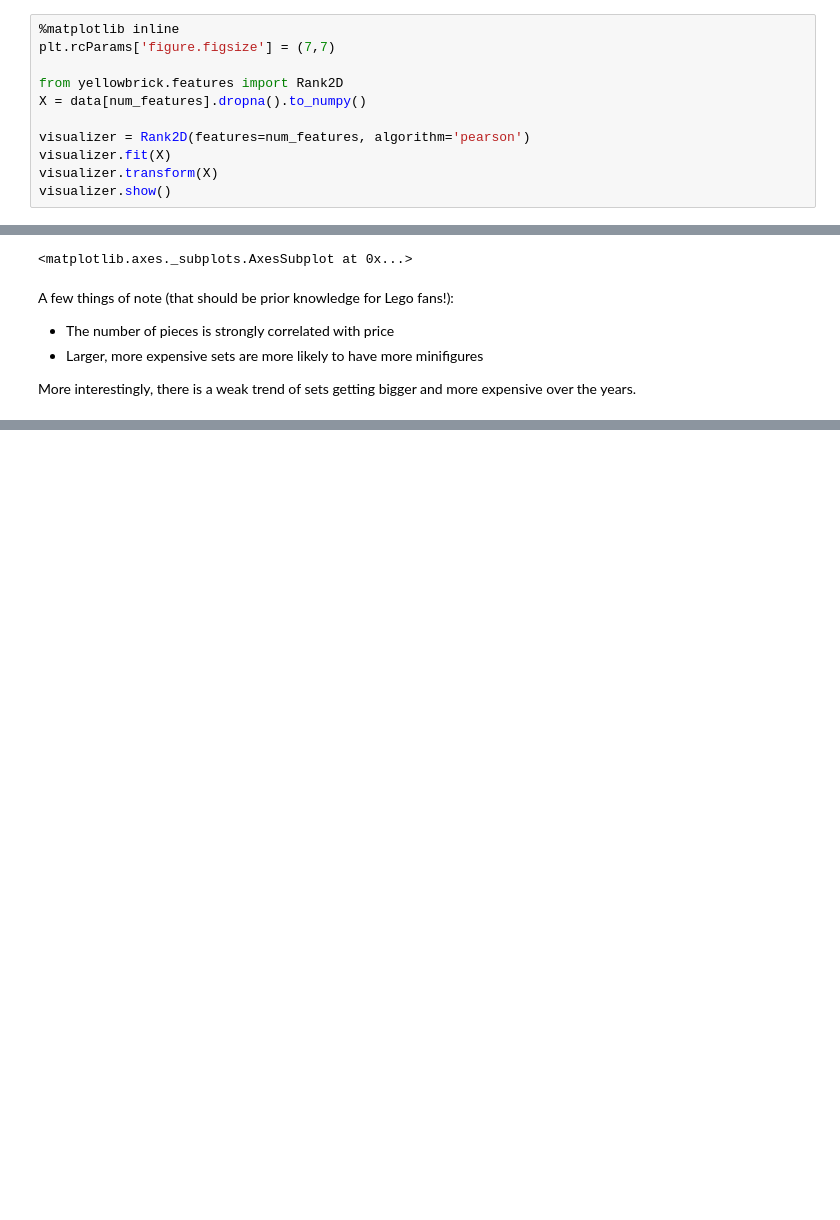
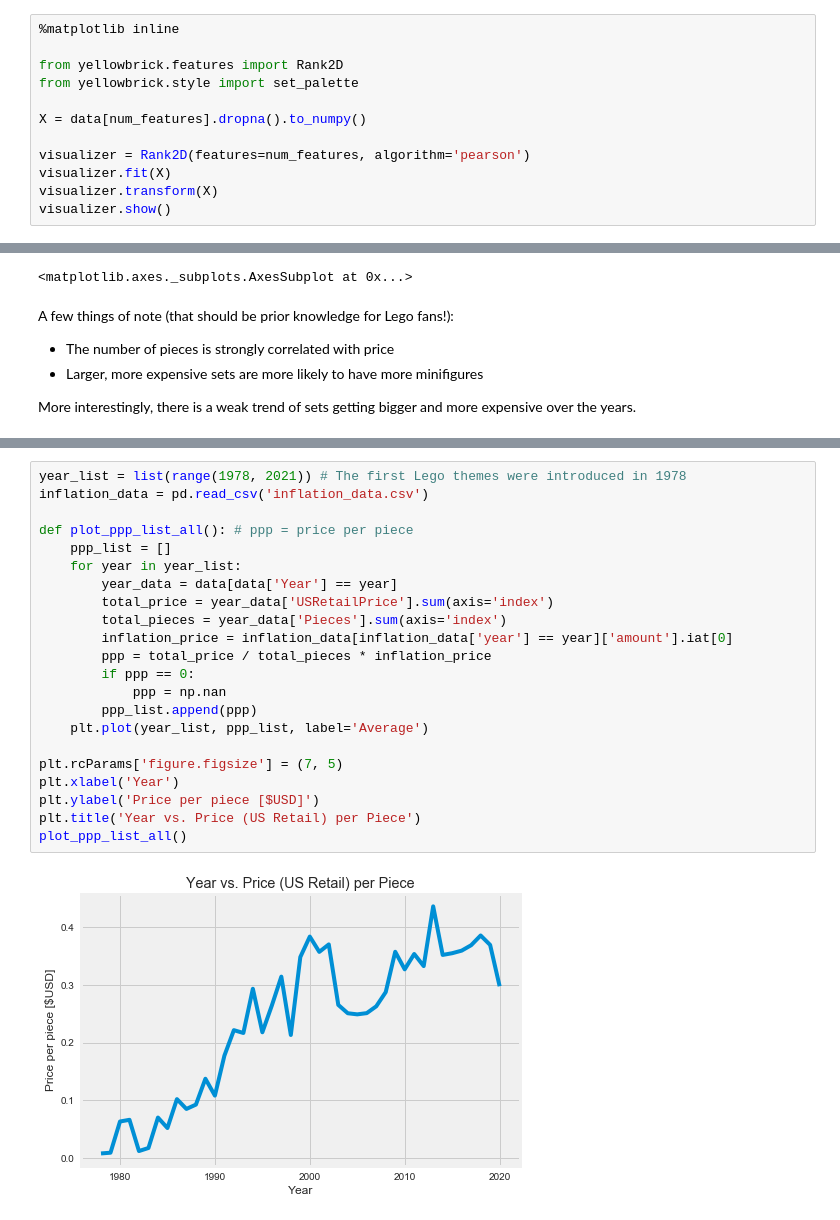
Before and after one commit to musicbyjing/lego_data_exploration, a Jupyter notebook: Lego_data.ipynb, the cells around one changed output, grey strips where cells are left out. Saved outputs shown, nothing was run; the diff lists cells and outputs as text; blank space fills up the shorter version.

Commit message:
Prepare for first deploy

```diff
--- a/Lego_data.ipynb
+++ b/Lego_data.ipynb
@@ -74,9 +72,10 @@ Text(0.5, 0, 'Count')
 ## Are the numerical values correlated?
 # %%
 %matplotlib inline
-plt.rcParams['figure.figsize'] = (7,7)
 
 from yellowbrick.features import Rank2D
+from yellowbrick.style import set_palette
+
 X = data[num_features].dropna().to_numpy()
 
 visualizer = Rank2D(features=num_features, algorithm='pearson')
@@ -94,0 +100,24 @@ More interestingly, there is a weak trend of sets getting bigger and more expens
+# %%
+year_list = list(range(1978, 2021)) # The first Lego themes were introduced in 1978
+inflation_data = pd.read_csv('inflation_data.csv')
+
+def plot_ppp_list_all(): # ppp = price per piece
+    ppp_list = []
+    for year in year_list:
+        year_data = data[data['Year'] == year]
+        total_price = year_data['USRetailPrice'].sum(axis='index')
+        total_pieces = year_data['Pieces'].sum(axis='index')
+        inflation_price = inflation_data[inflation_data['year'] == year]['amount'].iat[0]
+        ppp = total_price / total_pieces * inflation_price
+        if ppp == 0:
+            ppp = np.nan
+        ppp_list.append(ppp)
+    plt.plot(year_list, ppp_list, label='Average')
+
+plt.rcParams['figure.figsize'] = (7, 5)
+plt.xlabel('Year')
+plt.ylabel('Price per piece [$USD]')
+plt.title('Year vs. Price (US Retail) per Piece')
+plot_ppp_list_all()
+# %% [output]
+[figure, added]
```
Also changed, not shown: parts of 14 cells of this notebook, 4 other files.
